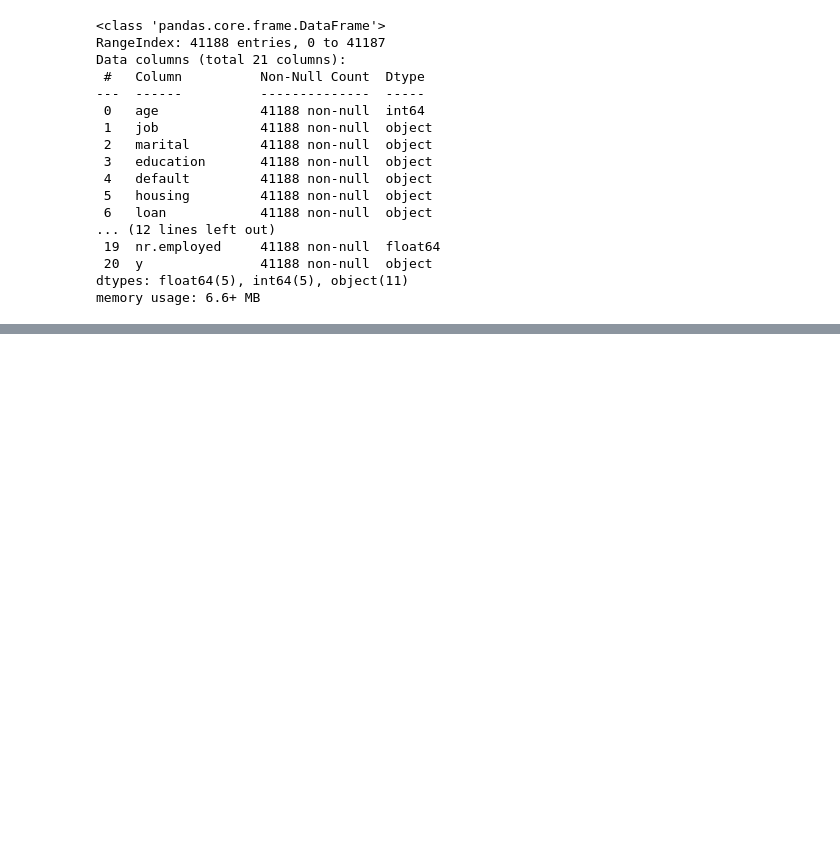
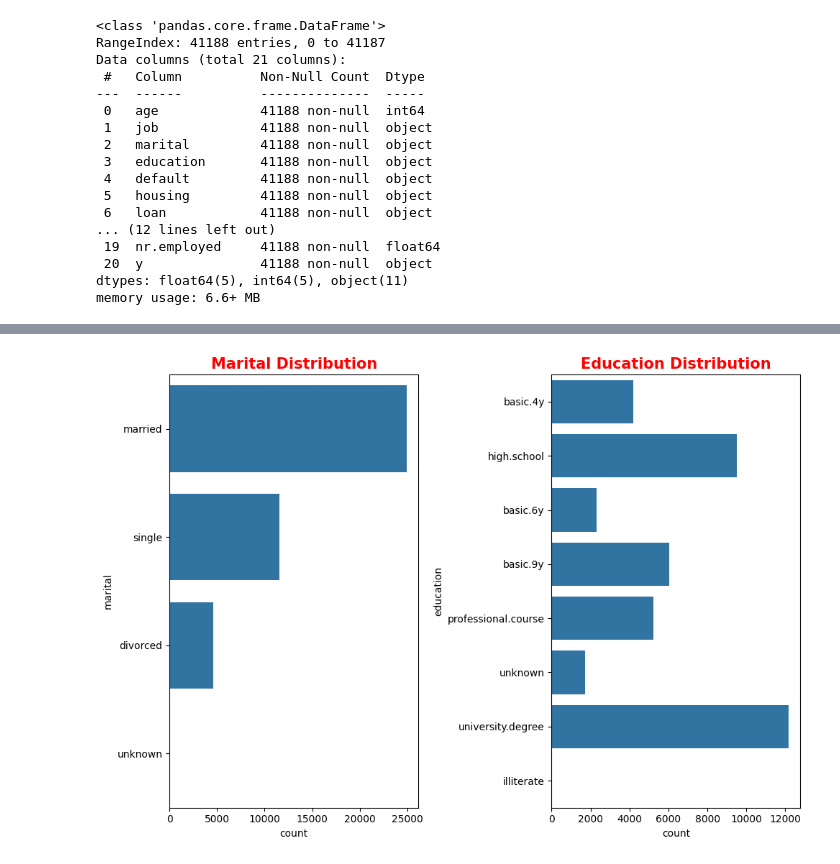
Before and after one commit to dorianDraper/logistic-regression-project, a Jupyter notebook: src/explore.ipynb, the cells around one changed output, grey strips where cells are left out. Drawn from its saved outputs; the diff is of its cells as text; code cells hidden in the pictures; blank space fills up the shorter version.

```diff
--- a/src/explore.ipynb
+++ b/src/explore.ipynb
@@ -102,0 +121,13 @@ dtype: int64
+# %%
+# Subplots for distribution of the marital and education columns
+colors = ['red', 'blue', 'green', 'orange', 'purple']
+
+fig, ax = plt.subplots(1, 2, figsize=(10, 7))
+sns.countplot(total_data['marital'], ax=ax[0])
+ax[0].set_title('Marital Distribution', color='r', fontweight='bold', fontsize=15)
+sns.countplot(total_data['education'], ax=ax[1])
+ax[1].set_title('Education Distribution', color='r', fontweight='bold', fontsize=15)
+plt.tight_layout()
+plt.show()
+# %% [output]
+[figure, added]
```
Also changed, not shown: parts of 27 cells of this notebook.
